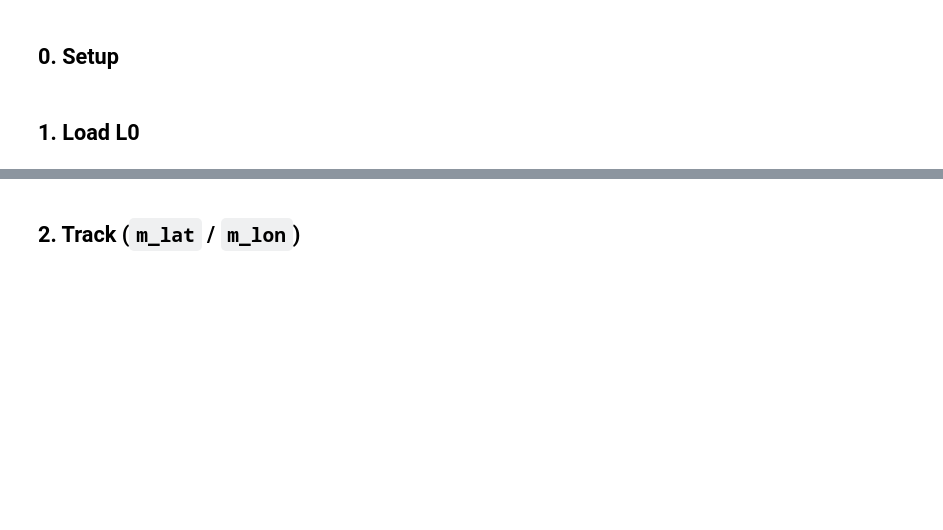
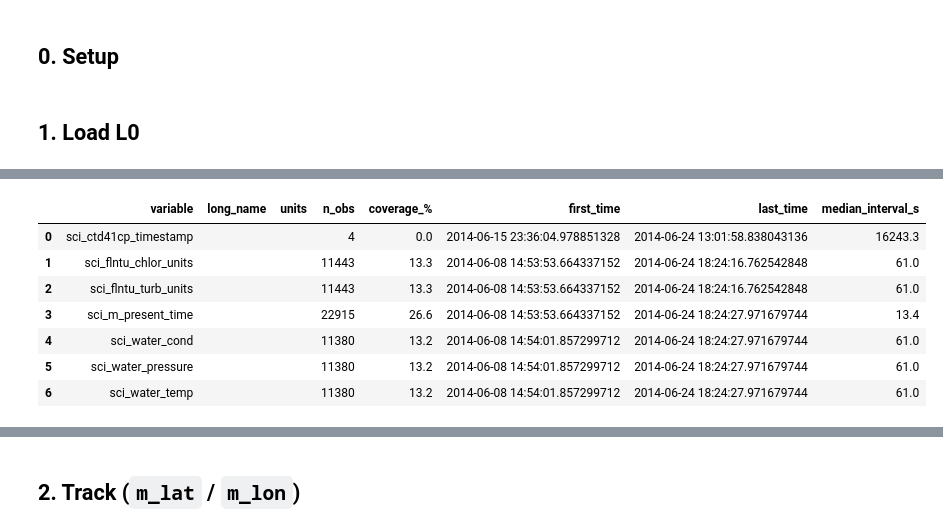
Before and after one commit to elyfant/norgliders-data-pipeline, a Jupyter notebook: python/notebooks/data_exploration_l0.ipynb, the cells around one changed output, grey strips where cells are left out. Cells and saved outputs as stored; diff of their text form; code cells hidden in the pictures; blank space fills up the shorter version.

```diff
--- a/python/notebooks/data_exploration_l0.ipynb
+++ b/python/notebooks/data_exploration_l0.ipynb
@@ -58,0 +74,41 @@ print(f"L0: {dict(l0.sizes)} samples, {t_all.min()} -> {t_all.max()}  "
+# %%
+def variable_summary(ds, prefix="sci_"):
+    t = ds["time"].values
+    rows = []
+    for name in ds.data_vars:
+        da = ds[name]
+        if "time" not in da.dims or (prefix and not name.startswith(prefix)):
+            continue
+        vals = da.values
+        valid = ~np.isnan(vals) if np.issubdtype(vals.dtype, np.floating) else np.ones(len(vals), bool)
+        n = int(valid.sum())
+        if n:
+            vt = t[valid]
+            first, last = vt.min(), vt.max()
+            interval_s = (np.median(np.diff(vt)) / np.timedelta64(1, "s")) if n > 1 else np.nan
+        else:
+            first = last = pd.NaT
+            interval_s = np.nan
+        rows.append({
+            "variable": name,
+            "long_name": da.attrs.get("long_name", ""),
+            "units": da.attrs.get("units", ""),
+            "n_obs": n,
+            "coverage_%": round(100 * n / len(vals), 1),
+            "first_time": first,
+            "last_time": last,
+            "median_interval_s": round(interval_s, 1) if not np.isnan(interval_s) else np.nan,
+        })
+    return pd.DataFrame(rows).sort_values("variable").reset_index(drop=True)
+
+summary = variable_summary(l0)
+summary
+# %% [output]
+|  | variable | long_name | units | n_obs | coverage_% | first_time | last_time | median_interval_s |
+| 0 | sci_ctd41cp_timestamp |  |  | 4 | 0.0 | 2014-06-15 23:36:04.978851328 | 2014-06-24 13:01:58.838043136 | 16243.3 |
+| 1 | sci_flntu_chlor_units |  |  | 11443 | 13.3 | 2014-06-08 14:53:53.664337152 | 2014-06-24 18:24:16.762542848 | 61.0 |
+| 2 | sci_flntu_turb_units |  |  | 11443 | 13.3 | 2014-06-08 14:53:53.664337152 | 2014-06-24 18:24:16.762542848 | 61.0 |
+| 3 | sci_m_present_time |  |  | 22915 | 26.6 | 2014-06-08 14:53:53.664337152 | 2014-06-24 18:24:27.971679744 | 13.4 |
+| 4 | sci_water_cond |  |  | 11380 | 13.2 | 2014-06-08 14:54:01.857299712 | 2014-06-24 18:24:27.971679744 | 61.0 |
+| 5 | sci_water_pressure |  |  | 11380 | 13.2 | 2014-06-08 14:54:01.857299712 | 2014-06-24 18:24:27.971679744 | 61.0 |
+| 6 | sci_water_temp |  |  | 11380 | 13.2 | 2014-06-08 14:54:01.857299712 | 2014-06-24 18:24:27.971679744 | 61.0 |
```
Also changed, not shown: parts of 11 cells of this notebook, 4 other files.
